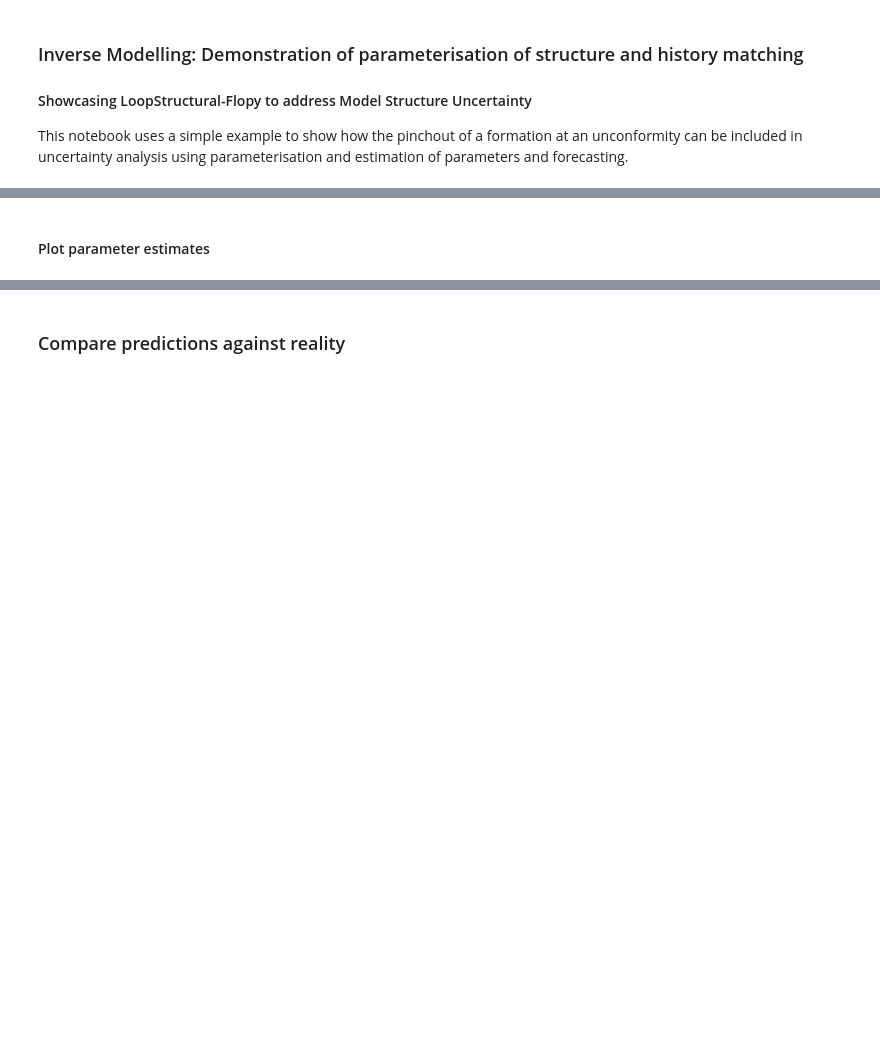
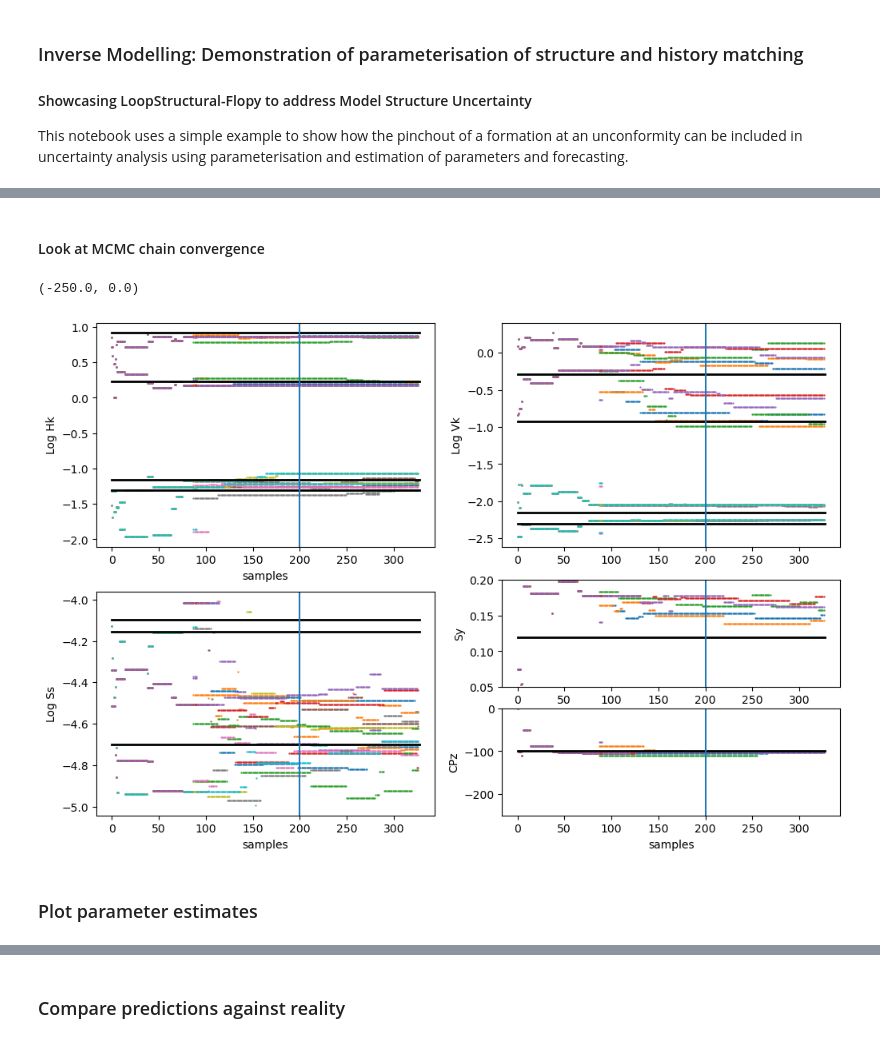
Before and after one commit to kerrybardot/loop_to_flopy, a Jupyter notebook: scripts_for_paper/inverse_MCMC_processing.ipynb, the cells around one changed output, grey strips where cells are left out. Drawn from its saved outputs; the diff is of its cells as text; code cells hidden in the pictures; blank space fills up the shorter version.

```diff
--- a/scripts_for_paper/inverse_MCMC_processing.ipynb
+++ b/scripts_for_paper/inverse_MCMC_processing.ipynb
@@ -33,0 +62,11 @@ times_future = df.iloc[:,0]/365+2
+# %%
+print('\nHk Reference')
+for i in hk_ref: print(logfunc(i))
+print('\nVk Reference')
+for i in vk_ref: print(logfunc(i))
+print('\nSs Reference')
+for i in ss_ref: print(logfunc(i))
+print('\nSy Reference')
+print(sy_ref)
+print('\nCPz Reference')
+print(cp_ref)
@@ -34,2 +146,68 @@ times_future = df.iloc[:,0]/365+2
+# %% [markdown]
+#### Look at MCMC chain convergence
+# %%
+fig = plt.figure(figsize=(12,8))
+
+ax = plt.subplot(2,2,1)
+for i in range(4):
+    for j in range(nchains):
+        plt.plot(dream_pars[j,:,i], 'o',ms=0.6)
+for i in hk_ref:
+    plt.plot((0, nburn+nsamples),(logfunc(i), logfunc(i)), color = 'black', lw = 2)
+#plt.legend(['Chain 0', 'Chain 1', 'Chain 2', 'Chain 3', 'Chain 4'])
+plt.xlabel('samples')
+plt.ylabel('Log Hk')
+plt.axvline(nburn)
+#plt.title('Hk convergence')
+
+ax = plt.subplot(2,2,2)
+for i in range(4,8):
+    for j in range(nchains):
+        plt.plot(dream_pars[j,:,i], 'o',ms=0.6)
+for i in vk_ref:
+    plt.plot((0, nburn+nsamples),(logfunc(i), logfunc(i)), color = 'black', lw = 2)
+#plt.legend(['Chain 0', 'Chain 1', 'Chain 2', 'Chain 3', 'Chain 4'])
+plt.xlabel('samples')
+plt.ylabel('Log Vk')
+plt.axvline(nburn)
+#plt.title('Vk convergence')
+plt.xlabel(' ')
+
+ax = plt.subplot(2,2,3)
+for i in range(8,11):
+    for j in range(nchains):
+        plt.plot(dream_pars[j,:,i], 'o',ms=0.6)
+for i in ss_ref[1:]:
+    plt.plot((0, nburn+nsamples),(logfunc(i), logfunc(i)), color = 'black', lw = 2)
+#plt.legend(['Chain 0', 'Chain 1', 'Chain 2', 'Chain 3', 'Chain 4'])
+plt.xlabel('samples')
+plt.ylabel('Log Ss')
+plt.axvline(nburn)
+#plt.title('Ss convergence')
+
+ax = plt.subplot(4,2,6)
+for j in range(nchains):
+    plt.plot(dream_pars[j,:,11], 'o',ms=0.6)
+plt.plot((0, nburn+nsamples),(sy_ref[0], sy_ref[0]), color = 'black', lw = 2)
+#plt.legend(['Chain 0', 'Chain 1', 'Chain 2', 'Chain 3', 'Chain 4'])
+plt.xlabel('samples')
+plt.ylabel('Sy')
+plt.axvline(nburn)
+#plt.title('Sy convergence')
+plt.ylim([0.05,0.2])
+
+ax = plt.subplot(4,2,8)
+for j in range(nchains):
+    plt.plot(dream_pars[j,:,12], 'o',ms=0.6)
+plt.plot((0, nburn+nsamples),(cp_ref, cp_ref), color = 'black', lw = 2)
+#plt.legend(['Chain 0', 'Chain 1', 'Chain 2', 'Chain 3', 'Chain 4'])
+plt.xlabel('samples')
+plt.ylabel('CPz')
+plt.axvline(nburn)
+#plt.title('CPz convergence')
+plt.ylim([-250, 0])
+# %% [output]
+(-250.0, 0.0)
+[figure, added]
 # %% [markdown]
-#### Plot parameter estimates
+### Plot parameter estimates
```
Also changed, not shown: parts of 39 cells of this notebook, 28 other files.
